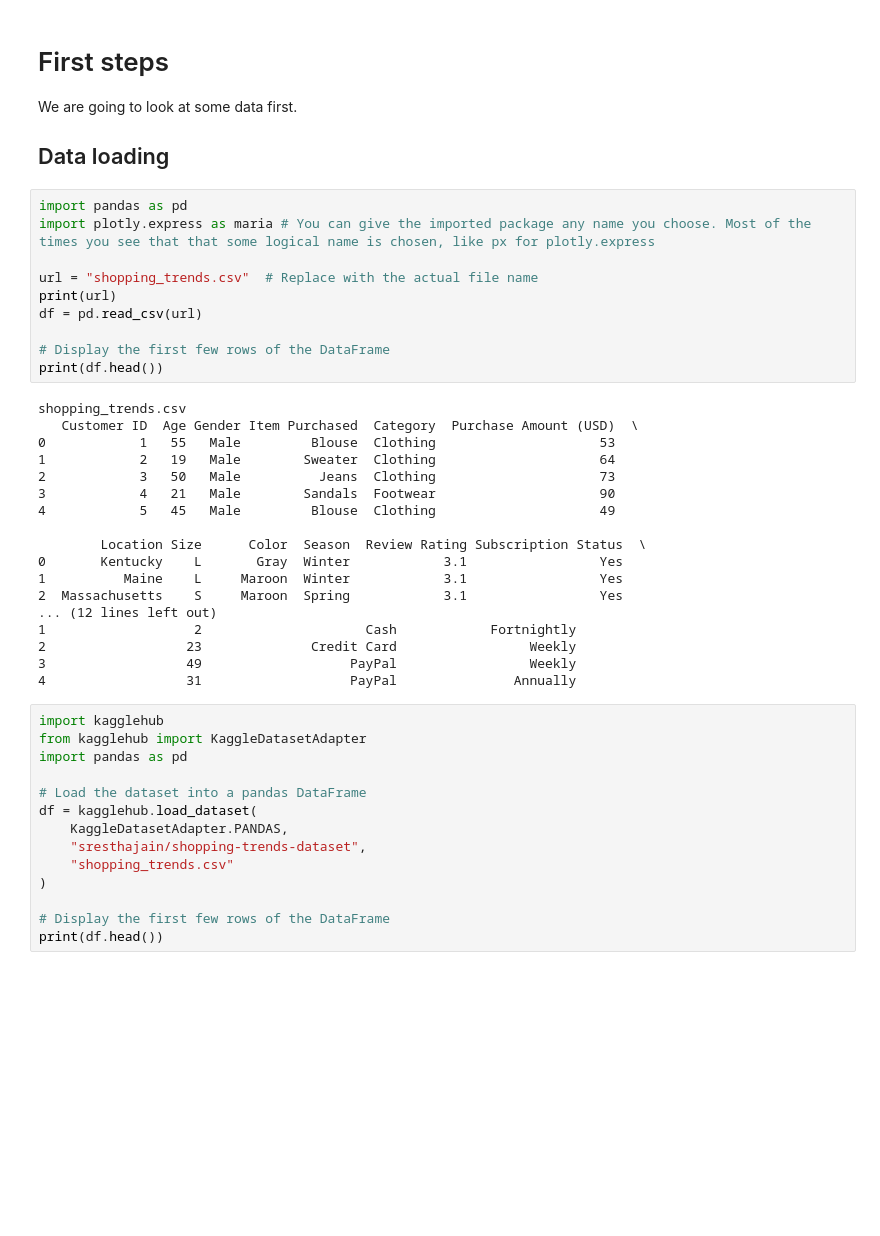
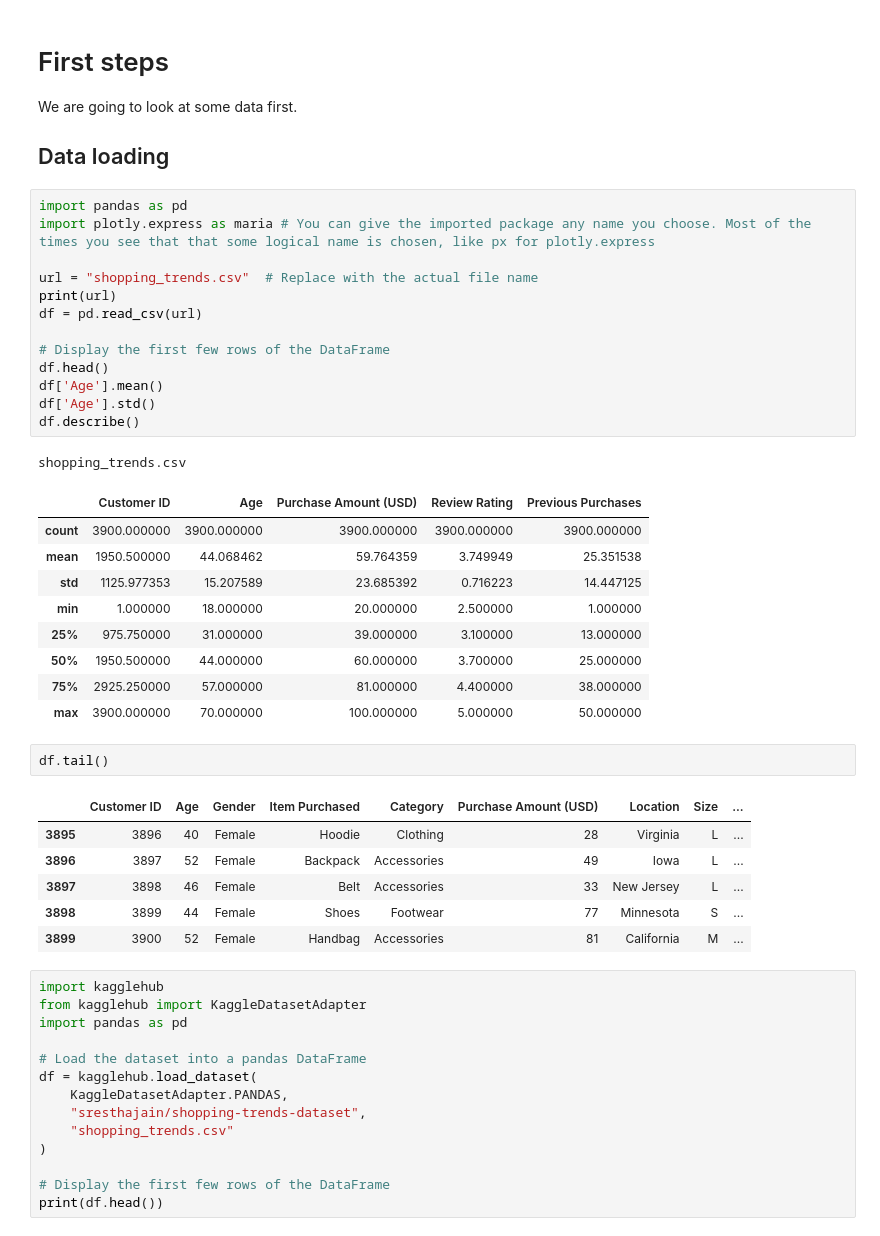
Before and after one commit to witusj/datamining101, a Jupyter notebook: notes-25-02-10.ipynb, the cells around one changed output. Drawn from its saved outputs; the diff is of its cells as text; blank space fills up the shorter version.

```diff
--- a/notes-25-02-10.ipynb
+++ b/notes-25-02-10.ipynb
@@ -12,25 +12,30 @@ print(url)
 df = pd.read_csv(url)
 
 # Display the first few rows of the DataFrame
-print(df.head())
+df.head()
+df['Age'].mean()
+df['Age'].std()
+df.describe()
 # %% [output]
 shopping_trends.csv
-   Customer ID  Age Gender Item Purchased  Category  Purchase Amount (USD)  \
-0            1   55   Male         Blouse  Clothing                     53
-1            2   19   Male        Sweater  Clothing                     64
-2            3   50   Male          Jeans  Clothing                     73
-3            4   21   Male        Sandals  Footwear                     90
-4            5   45   Male         Blouse  Clothing                     49
-
-        Location Size      Color  Season  Review Rating Subscription Status  \
-0       Kentucky    L       Gray  Winter            3.1                 Yes
-1          Maine    L     Maroon  Winter            3.1                 Yes
-2  Massachusetts    S     Maroon  Spring            3.1                 Yes
-... (12 lines left out)
-1                   2                     Cash            Fortnightly
-2                  23              Credit Card                 Weekly
-3                  49                   PayPal                 Weekly
-4                  31                   PayPal               Annually
+|  | Customer ID | Age | Purchase Amount (USD) | Review Rating | Previous Purchases |
+| count | 3900.000000 | 3900.000000 | 3900.000000 | 3900.000000 | 3900.000000 |
+| mean | 1950.500000 | 44.068462 | 59.764359 | 3.749949 | 25.351538 |
+| std | 1125.977353 | 15.207589 | 23.685392 | 0.716223 | 14.447125 |
+| min | 1.000000 | 18.000000 | 20.000000 | 2.500000 | 1.000000 |
+| 25% | 975.750000 | 31.000000 | 39.000000 | 3.100000 | 13.000000 |
+| 50% | 1950.500000 | 44.000000 | 60.000000 | 3.700000 | 25.000000 |
+| 75% | 2925.250000 | 57.000000 | 81.000000 | 4.400000 | 38.000000 |
+| max | 3900.000000 | 70.000000 | 100.000000 | 5.000000 | 50.000000 |
+# %%
+df.tail()
+# %% [output]
+|  | Customer ID | Age | Gender | Item Purchased | Category | Purchase Amount (USD) | Location | Size | ... |
+| 3895 | 3896 | 40 | Female | Hoodie | Clothing | 28 | Virginia | L | ... |
+| 3896 | 3897 | 52 | Female | Backpack | Accessories | 49 | Iowa | L | ... |
+| 3897 | 3898 | 46 | Female | Belt | Accessories | 33 | New Jersey | L | ... |
+| 3898 | 3899 | 44 | Female | Shoes | Footwear | 77 | Minnesota | S | ... |
+| 3899 | 3900 | 52 | Female | Handbag | Accessories | 81 | California | M | ... |
 # %%
 import kagglehub
 from kagglehub import KaggleDatasetAdapter
```
Also changed, not shown: parts of 3 cells of this notebook.
